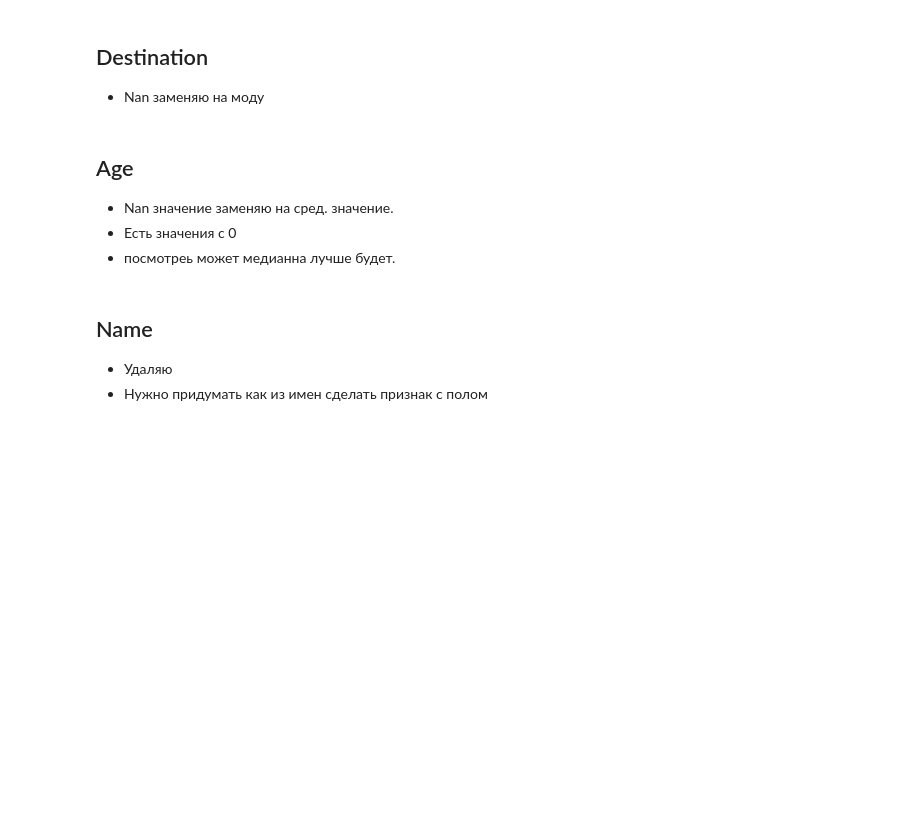
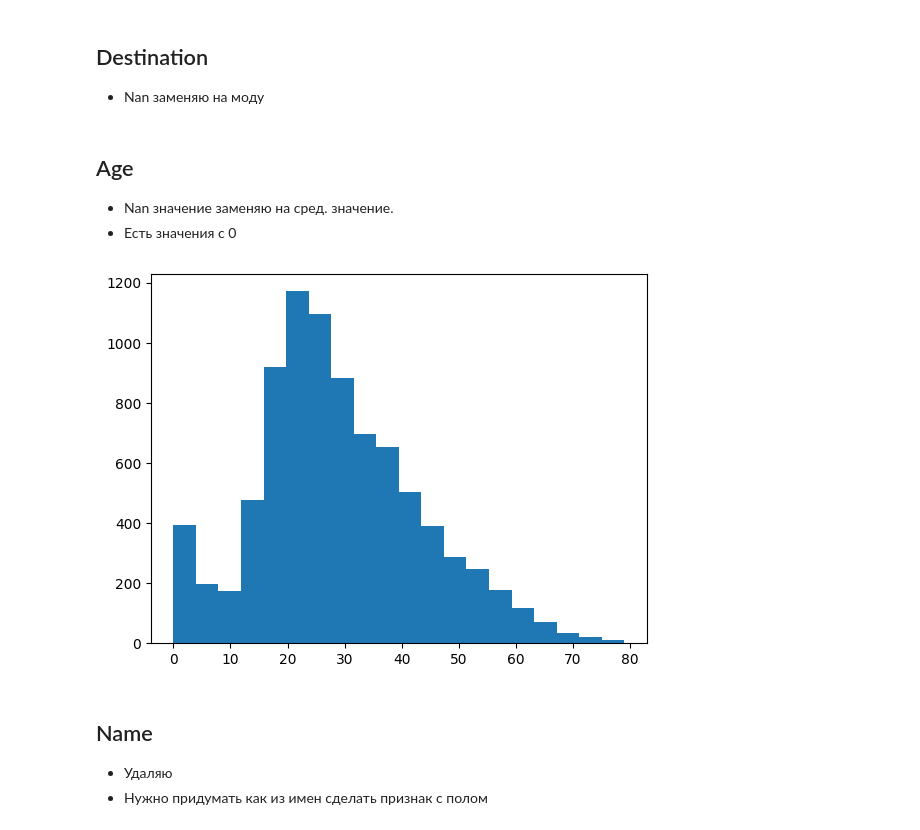
Before and after one commit to Werlor/Spaceship-Titanic, a Jupyter notebook: catboost.ipynb, the cells around one changed output. Saved outputs shown, nothing was run; the diff lists cells and outputs as text; code cells hidden in the pictures; blank space fills up the shorter version.

```diff
--- a/catboost.ipynb
+++ b/catboost.ipynb
@@ -163,7 +193,13 @@ df_pred['Destination'] = df_pred.Destination.fillna(df_pred.Destination.mode()[0
 ## Age
 - Nan значение заменяю на сред. значение.
 - Есть значения с 0
-- посмотреь может медианна лучше будет.
+# %%
+# создаем график
+plt.hist(df['Age'], bins=20)
+
+plt.show()
+# %% [output]
+[figure, added]
 # %%
 df.Age.fillna(df.Age.mean(), inplace=True)
 df_pred.Age.fillna(df.Age.mean(), inplace=True)
```
Also changed, not shown: parts of 8 cells of this notebook.
